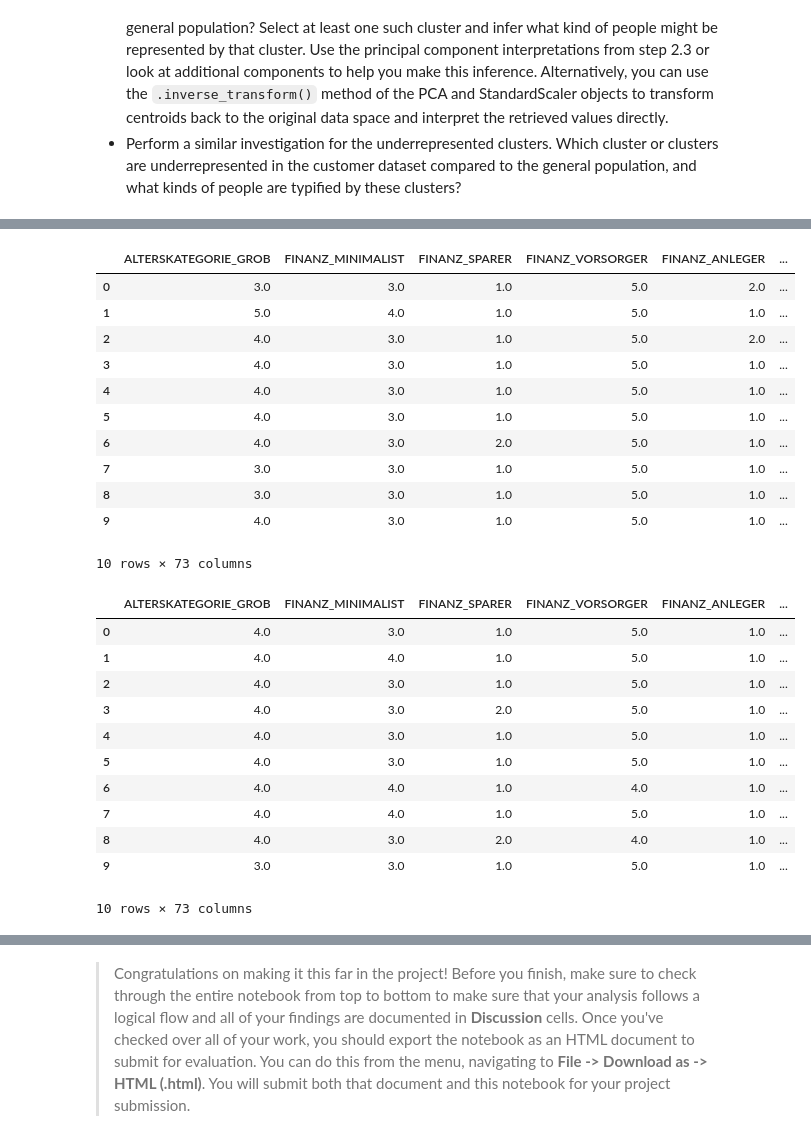
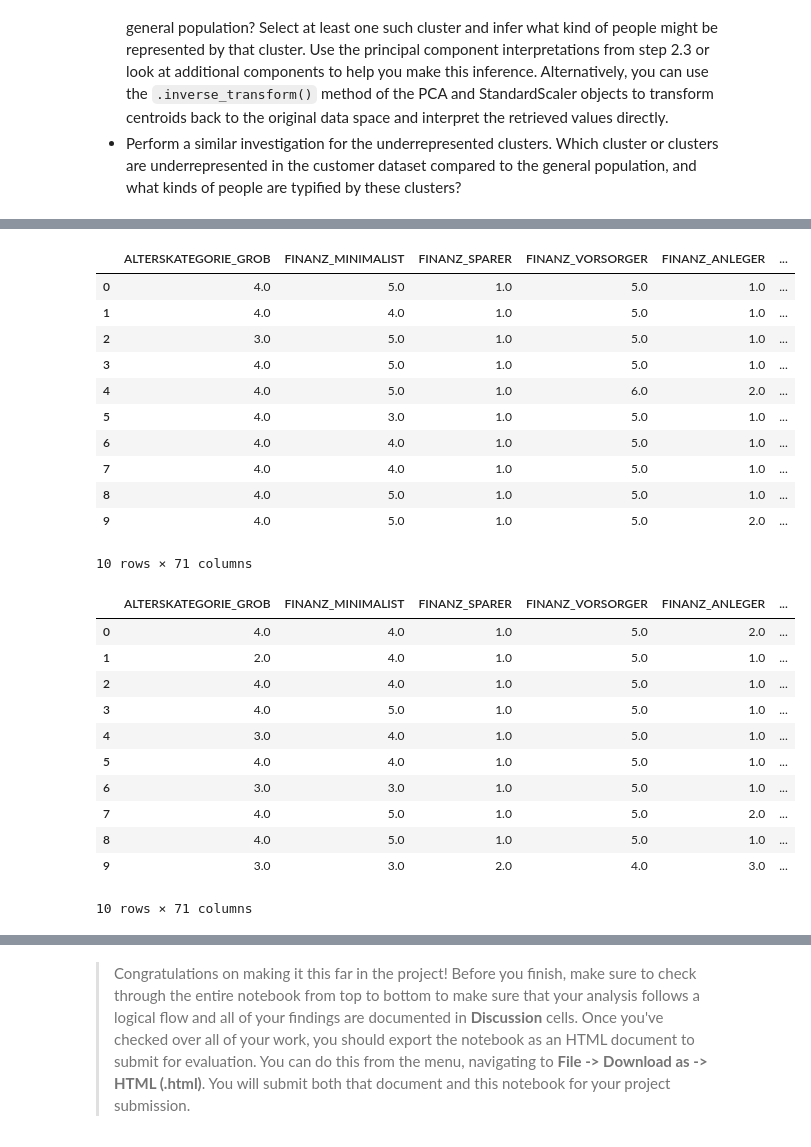
Before and after one commit to kedevked/p3_identify_customer_segment, a Jupyter notebook: Identify_Customer_Segments.ipynb, the cells around one changed output, grey strips where cells are left out. Drawn from its saved outputs; the diff is of its cells as text; code cells hidden in the pictures.

```diff
--- a/Identify_Customer_Segments.ipynb
+++ b/Identify_Customer_Segments.ipynb
@@ -89,13 +90,9 @@ for column in azdias:
     # d = list(filter(lambda x: x.lstrip("-").isdigit(), s.strip('[]').split(',')))
     d =  s.strip('[]').split(',')
     d = list(map(lambda x: int(x) if x.lstrip("-").isdigit() else x, d))
-    d = list(filter(None, d))
+    d = list(filter(lambda x: x != '', d))
     if d :
         azdias[column] = azdias[column].replace(d, float('nan'))
-
-#for col_name in azdias:
-#    azdias[col_name] = azdias[col_name].map(lambda x: np.nan if str(x) in feat_info.loc[col_name].missing_or_unknown else x)
-#azdias.head()
 # %% [markdown]
 #### Step 1.1.2: Assess Missing Data in Each Column
 
@@ -119,10 +116,10 @@ plt.show()
 # Investigate patterns in the amount of missing data in each column.
 outliers = []
 for c in azdias:
-    if azdias[c].isnull().sum()/azdias.shape[0] >= 0.30:
+    if azdias[c].isnull().sum()/azdias.shape[0] >= 0.20:
         outliers.append(c)
-outliers
+print(outliers)
 
 for i in outliers :
-    print("{} column has more than 30% missing or unknowns values".format(i))
+    print("{} column has more than 20% missing or unknowns values".format(i))
 # %% [output]
@@ -426,5 +428,12 @@ Make sure that for any new columns that you have engineered, that you've exclude
 # %%
 # Do whatever you need to in order to ensure that the dataframe only contains
 # the columns that should be passed to the algorithm functions.
-fmissing = fmissing.dropna(how='any',axis=0)
-fmissing.head()
+#fmissing = fmissing.dropna(how='any',axis=0)
+#fmissing.head()
+mean_imputer = Imputer()
+mean_imputer = mean_imputer.fit(fmissing)
+data = mean_imputer.transform(fmissing)
+
+fmissing = pd.DataFrame(data=data,
+          columns=fmissing.columns.values)
+#fmissing.fillna(fmissing.mean(), inplace=True)
@@ -827,43 +825,43 @@ plt.show()
 # What kinds of people are part of a cluster that is overrepresented in the
 # customer data compared to the general population?
 
-data = scaler.inverse_transform(pca.inverse_transform(customers_clean_pca[np.where(predict_customers==12)])).round()
+data = scaler.inverse_transform(pca.inverse_transform(customers_clean_pca[np.where(predict_customers==15)])).round()
 df = pd.DataFrame(data=data,
           index=np.array(range(0, data.shape[0])),
           columns=fmissing.columns)
 df.head(10)
 # %% [output]
 |  | ALTERSKATEGORIE_GROB | FINANZ_MINIMALIST | FINANZ_SPARER | FINANZ_VORSORGER | FINANZ_ANLEGER | ... |
-| 0 | 3.0 | 3.0 | 1.0 | 5.0 | 2.0 | ... |
-| 1 | 5.0 | 4.0 | 1.0 | 5.0 | 1.0 | ... |
-| 2 | 4.0 | 3.0 | 1.0 | 5.0 | 2.0 | ... |
-| 3 | 4.0 | 3.0 | 1.0 | 5.0 | 1.0 | ... |
-| 4 | 4.0 | 3.0 | 1.0 | 5.0 | 1.0 | ... |
+| 0 | 4.0 | 5.0 | 1.0 | 5.0 | 1.0 | ... |
+| 1 | 4.0 | 4.0 | 1.0 | 5.0 | 1.0 | ... |
+| 2 | 3.0 | 5.0 | 1.0 | 5.0 | 1.0 | ... |
+| 3 | 4.0 | 5.0 | 1.0 | 5.0 | 1.0 | ... |
+| 4 | 4.0 | 5.0 | 1.0 | 6.0 | 2.0 | ... |
 | 5 | 4.0 | 3.0 | 1.0 | 5.0 | 1.0 | ... |
-| 6 | 4.0 | 3.0 | 2.0 | 5.0 | 1.0 | ... |
-| 7 | 3.0 | 3.0 | 1.0 | 5.0 | 1.0 | ... |
-| 8 | 3.0 | 3.0 | 1.0 | 5.0 | 1.0 | ... |
-| 9 | 4.0 | 3.0 | 1.0 | 5.0 | 1.0 | ... |
+| 6 | 4.0 | 4.0 | 1.0 | 5.0 | 1.0 | ... |
+| 7 | 4.0 | 4.0 | 1.0 | 5.0 | 1.0 | ... |
+| 8 | 4.0 | 5.0 | 1.0 | 5.0 | 1.0 | ... |
+| 9 | 4.0 | 5.0 | 1.0 | 5.0 | 2.0 | ... |
-10 rows × 73 columns
+10 rows × 71 columns
 # %%
-data = scaler.inverse_transform(pca.inverse_transform(fmissing_pca[np.where(predict_general==12)])).round()
+data = scaler.inverse_transform(pca.inverse_transform(fmissing_pca[np.where(predict_general==15)])).round()
 df = pd.DataFrame(data=data,
           index=np.array(range(0, data.shape[0])),
           columns=fmissing.columns)
 df.head(10)
 # %% [output]
 |  | ALTERSKATEGORIE_GROB | FINANZ_MINIMALIST | FINANZ_SPARER | FINANZ_VORSORGER | FINANZ_ANLEGER | ... |
-| 0 | 4.0 | 3.0 | 1.0 | 5.0 | 1.0 | ... |
-| 1 | 4.0 | 4.0 | 1.0 | 5.0 | 1.0 | ... |
-| 2 | 4.0 | 3.0 | 1.0 | 5.0 | 1.0 | ... |
-| 3 | 4.0 | 3.0 | 2.0 | 5.0 | 1.0 | ... |
-| 4 | 4.0 | 3.0 | 1.0 | 5.0 | 1.0 | ... |
-| 5 | 4.0 | 3.0 | 1.0 | 5.0 | 1.0 | ... |
-| 6 | 4.0 | 4.0 | 1.0 | 4.0 | 1.0 | ... |
-| 7 | 4.0 | 4.0 | 1.0 | 5.0 | 1.0 | ... |
-| 8 | 4.0 | 3.0 | 2.0 | 4.0 | 1.0 | ... |
-| 9 | 3.0 | 3.0 | 1.0 | 5.0 | 1.0 | ... |
+| 0 | 4.0 | 4.0 | 1.0 | 5.0 | 2.0 | ... |
+| 1 | 2.0 | 4.0 | 1.0 | 5.0 | 1.0 | ... |
+| 2 | 4.0 | 4.0 | 1.0 | 5.0 | 1.0 | ... |
+| 3 | 4.0 | 5.0 | 1.0 | 5.0 | 1.0 | ... |
+| 4 | 3.0 | 4.0 | 1.0 | 5.0 | 1.0 | ... |
+| 5 | 4.0 | 4.0 | 1.0 | 5.0 | 1.0 | ... |
+| 6 | 3.0 | 3.0 | 1.0 | 5.0 | 1.0 | ... |
+| 7 | 4.0 | 5.0 | 1.0 | 5.0 | 2.0 | ... |
+| 8 | 4.0 | 5.0 | 1.0 | 5.0 | 1.0 | ... |
+| 9 | 3.0 | 3.0 | 2.0 | 4.0 | 3.0 | ... |
-10 rows × 73 columns
+10 rows × 71 columns
 # %%
 # What kinds of people are part of a cluster that is underrepresented in the
 # customer data compared to the general population?
```
Also changed, not shown: parts of 29 cells of this notebook.
